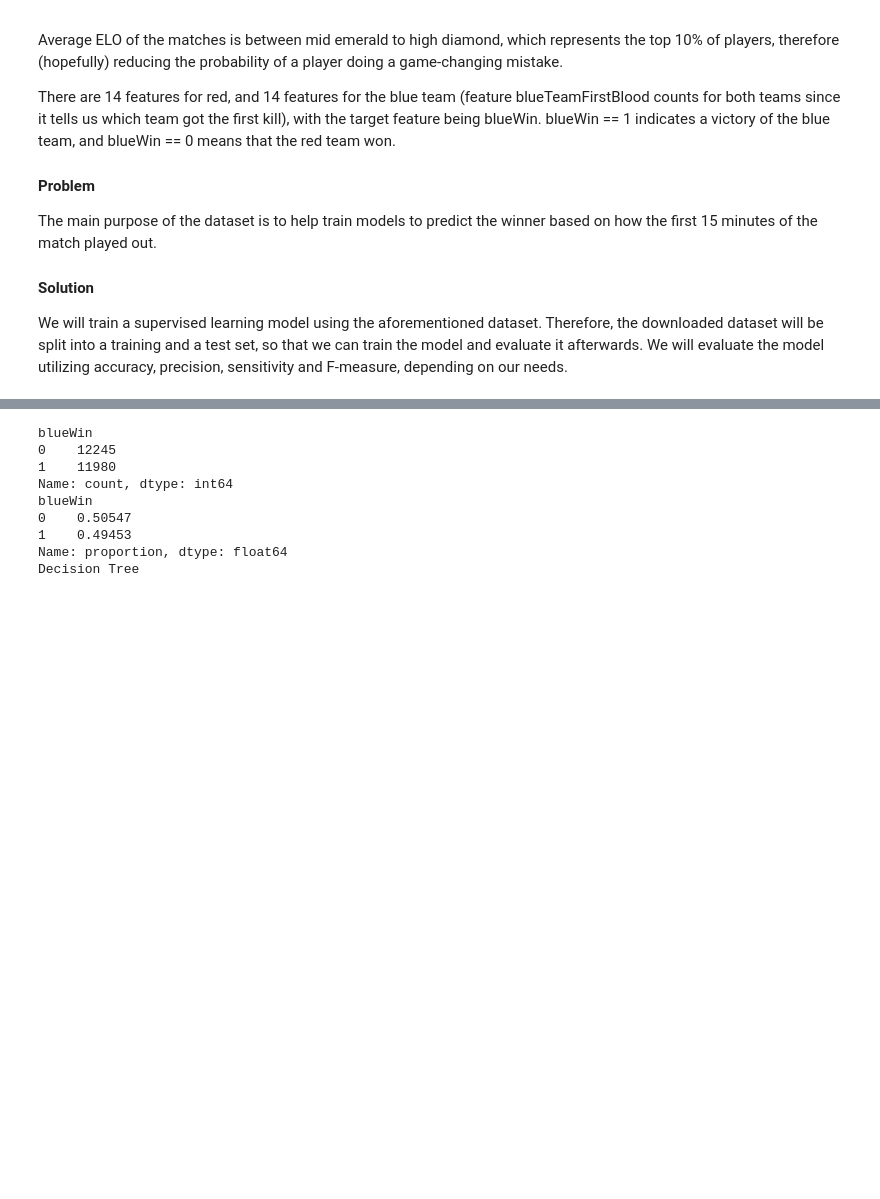
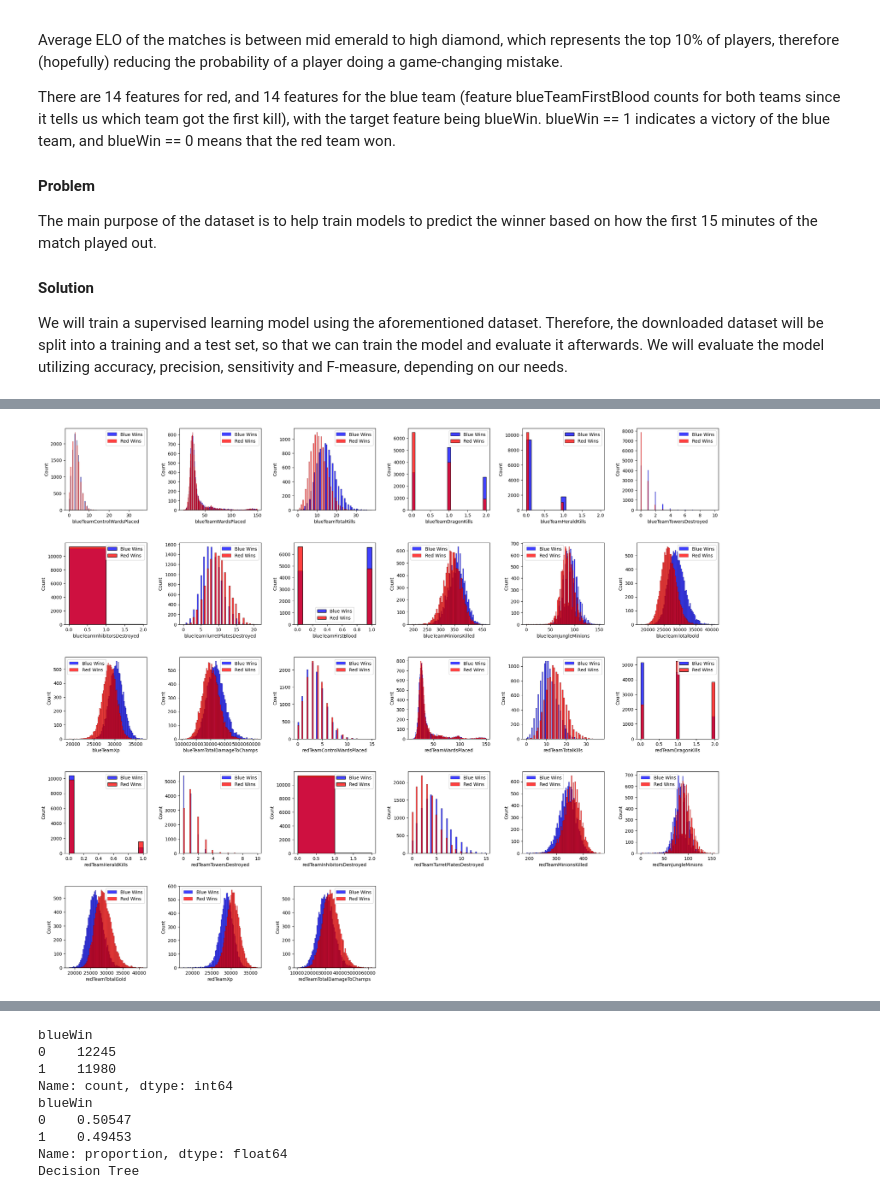
Before and after one commit to gcsam11/IART_LOL, a Jupyter notebook: lol_soloQ.ipynb, the cells around one changed output, grey strips where cells are left out. Cells and saved outputs as stored; diff of their text form; code cells hidden in the pictures; blank space fills up the shorter version.

```diff
--- a/lol_soloQ.ipynb
+++ b/lol_soloQ.ipynb
@@ -30,0 +203,24 @@ pip install -r requirements.txt
+# %%
+plt.figure(figsize=(25,25))
+plt.subplots_adjust(left=0.1,bottom=0.1,right=0.9,top=0.9,wspace=0.4,hspace=0.4)
+
+dfBlueWins = df[df['blueWin']==1].drop(['blueWin'],axis=1)
+dfRedWins = df[df['blueWin']==0].drop(['blueWin'],axis=1)
+
+cols = list(dfBlueWins.columns)
+
+for i, col in enumerate(cols):
+    plt.subplot(6,6,i+1)
+    if col in ['redTeamInhibitorsDestroyed', 'blueTeamInhibitorsDestroyed']: # for some reason, these graphs were displaying negative numbers, but there are no negative numbers in the dataset
+        bins = np.arange(0, 3)  # set bin edges to align with integer values
+        sb.histplot(data=dfBlueWins[col], color='blue', label = 'Blue Wins', bins=bins, kde=False)
+        sb.histplot(data=dfRedWins[col], color='red', label = 'Red Wins', bins=bins, kde=False)
+    else:
+        sb.histplot(data=dfBlueWins[col], color='blue', label = 'Blue Wins', kde=False)
+        sb.histplot(data=dfRedWins[col], color='red', label = 'Red Wins', kde=False)
+    _,axes = plt.gca().get_legend_handles_labels()
+    plt.legend(axes,prop={'size': 10})
+
+plt.show()
+# %% [output]
+[figure, added]
```
Also changed, not shown: parts of 25 cells of this notebook, 1 other file.
